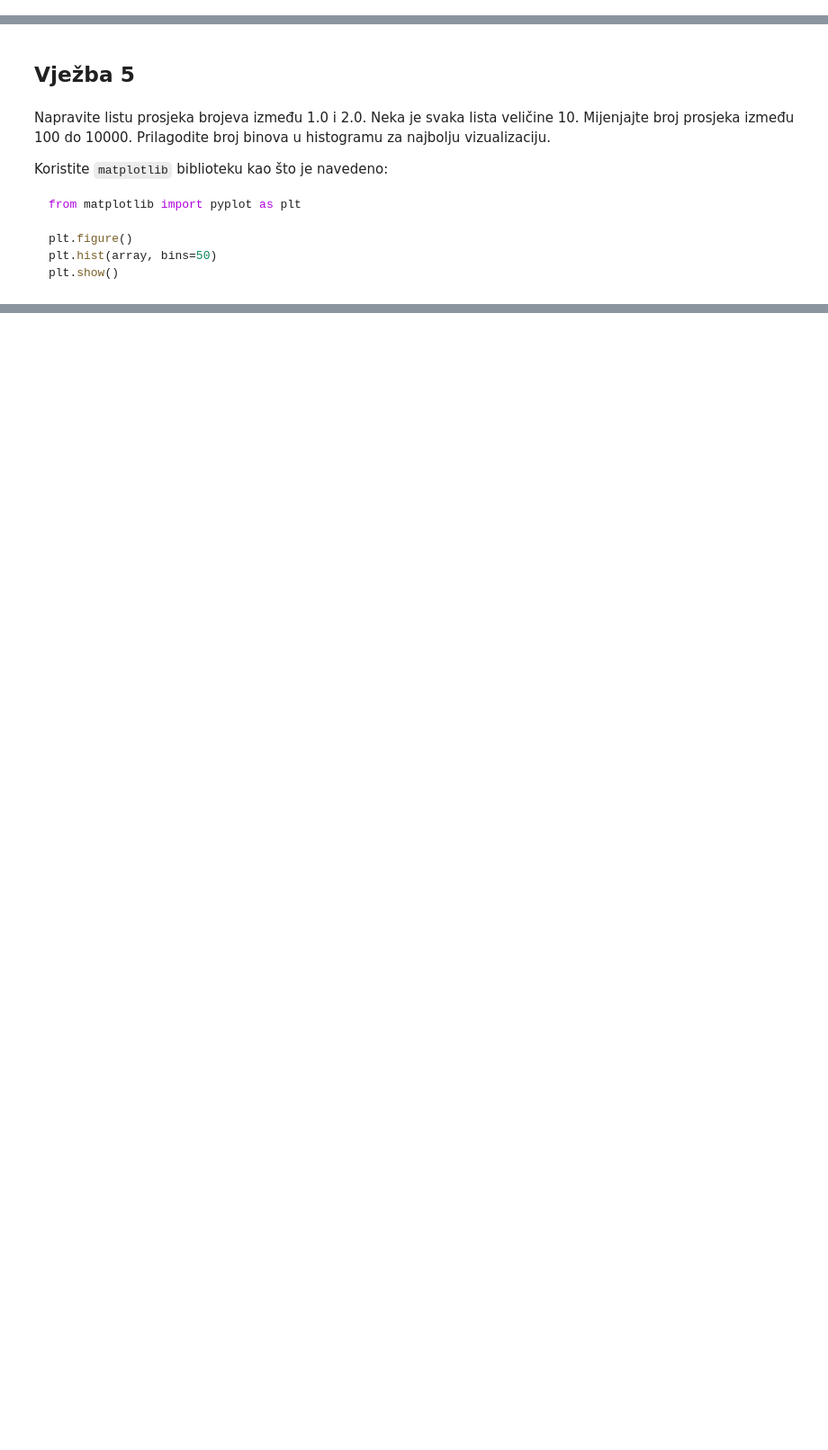
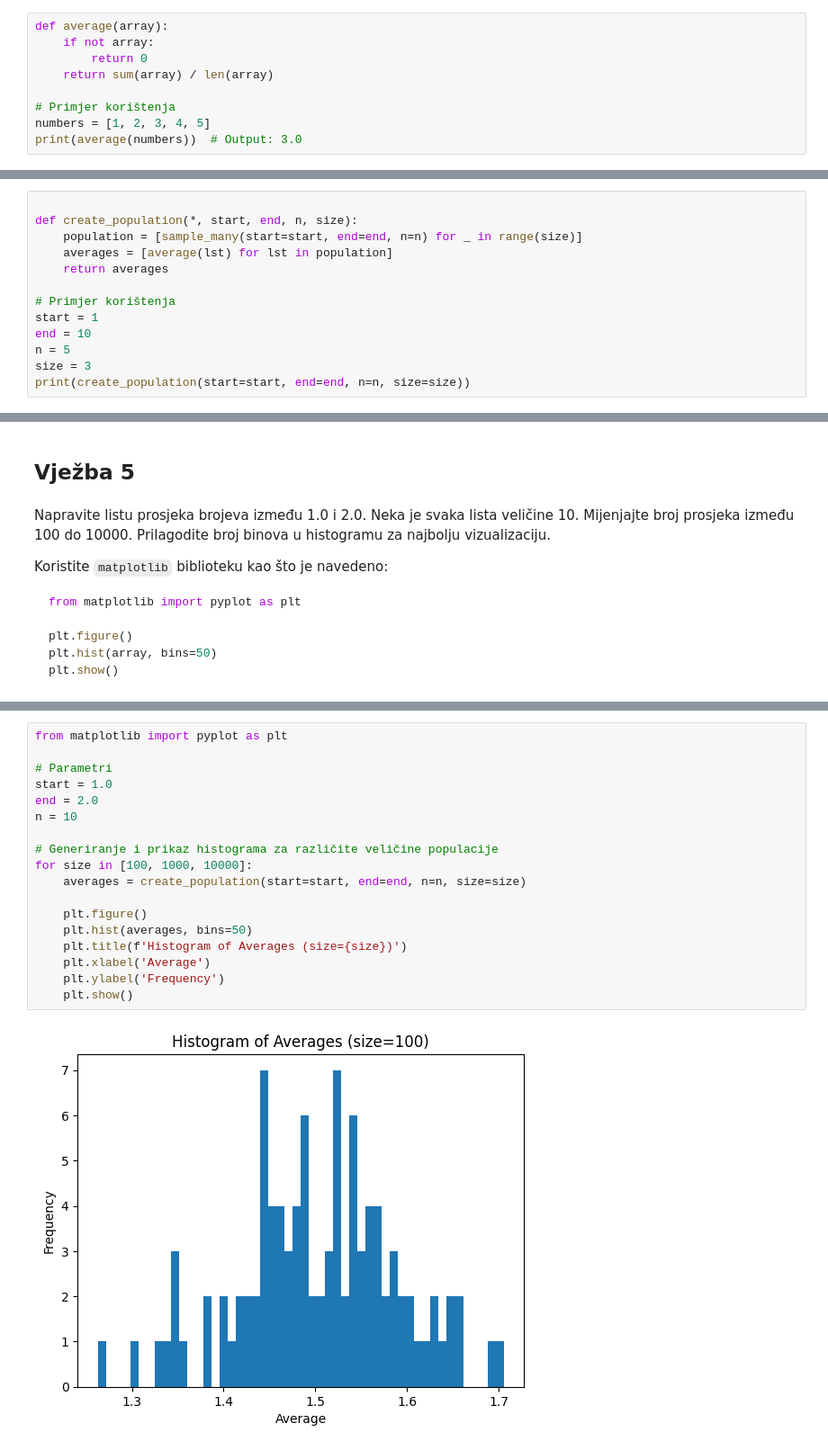
Before and after one commit to zobo24/Data_science_labs, a Jupyter notebook: lab_1/lab_1.ipynb, the cells around one changed output, grey strips where cells are left out. Shown at 90% size. Drawn from its saved outputs; the diff is of its cells as text; blank space fills up the shorter version.

```diff
--- a/lab_1/lab_1.ipynb
+++ b/lab_1/lab_1.ipynb
@@ -513,0 +701,9 @@ def average(array):
+# %%
+def average(array):
+    if not array:
+        return 0
+    return sum(array) / len(array)
+
+# Primjer korištenja
+numbers = [1, 2, 3, 4, 5]
+print(average(numbers))  # Output: 3.0
@@ -519,0 +716,13 @@ def create_population(*, start, end, n, size):
+# %%
+
+def create_population(*, start, end, n, size):
+    population = [sample_many(start=start, end=end, n=n) for _ in range(size)]
+    averages = [average(lst) for lst in population]
+    return averages
+
+# Primjer korištenja
+start = 1
+end = 10
+n = 5
+size = 3
+print(create_population(start=start, end=end, n=n, size=size))
@@ -534,0 +764,20 @@ pip install matplotlib
+# %%
+from matplotlib import pyplot as plt
+
+# Parametri
+start = 1.0
+end = 2.0
+n = 10
+
+# Generiranje i prikaz histograma za različite veličine populacije
+for size in [100, 1000, 10000]:
+    averages = create_population(start=start, end=end, n=n, size=size)
+
+    plt.figure()
+    plt.hist(averages, bins=50)
+    plt.title(f'Histogram of Averages (size={size})')
+    plt.xlabel('Average')
+    plt.ylabel('Frequency')
+    plt.show()
+# %% [output]
+[figure, added]
```
Also changed, not shown: parts of 69 cells of this notebook, 7 other files.
